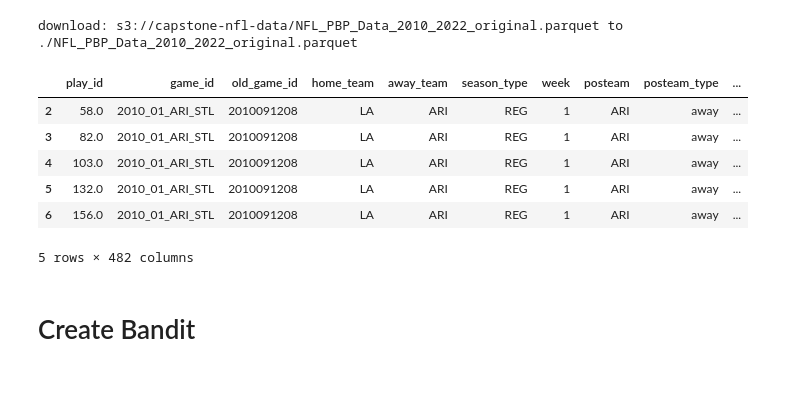
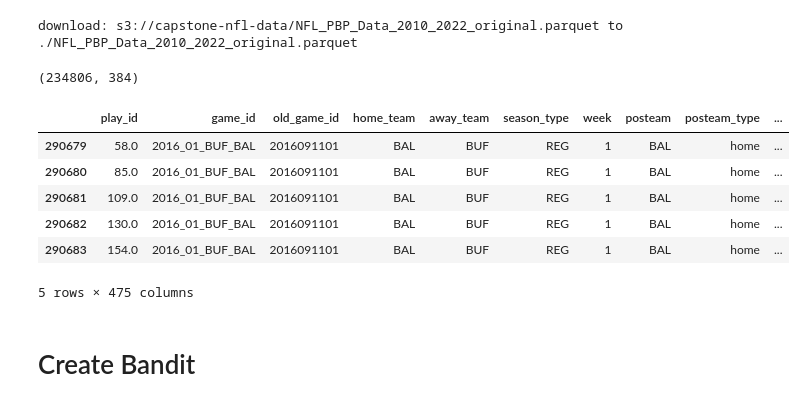
Before and after one commit to mchawla33/w210-capstone, a Jupyter notebook: notebooks/ContextualBandit_comp_team.ipynb, the cells around one changed output. Cells and saved outputs as stored; diff of their text form; code cells hidden in the pictures.

```diff
--- a/notebooks/ContextualBandit_comp_team.ipynb
+++ b/notebooks/ContextualBandit_comp_team.ipynb
@@ -25,6 +25,11 @@ df = pd.read_parquet('NFL_PBP_Data_2010_2022_original.parquet', engine='pyarrow'
 # %%
 df = df[df['play_type'].isin(['pass', 'run', 'punt', 'extra_point', 'field_goal']) ]
 df = df[~(df['game_half'] == 'Overtime' )]
+# %%
+df = df[df['season'] >= 2016]
+print(df.shape)
+# %% [output]
+(234806, 384)
 # %%
 def transform_off_personnel(row):
 
@@ -85,16 +90,16 @@ def transform_def_personnel(row):
 
 df[['def_dl_count','def_db_count','def_lb_count','def_rb_count','def_wr_count','def_ol_count']] = df.apply(transform_def_personnel, axis=1)
 # %%
-def PlayType_normalized(s):
-  if s['play_type_nfl'] == 'PASS' and s['pass_location'] != None and s['pass_length'] != None:
-    return 'PASS' + '_' + str(s['pass_location']).upper() + '_' + str(s['pass_length']).upper()
-  elif s['play_type_nfl'] == 'RUSH' and s['run_location'] != None:
-    return 'RUSH' + '_' + str(s['run_location']).upper()
-  else:
-    return 'OTHER'
-df['PlayType_normalized'] = df.apply(PlayType_normalized, axis=1)
+# def PlayType_normalized(s):
+#   if s['play_type_nfl'] == 'PASS' and s['pass_location'] != None and s['pass_length'] != None:
+#     return 'PASS' + '_' + str(s['pass_location']).upper() + '_' + str(s['pass_length']).upper()
+#   elif s['play_type_nfl'] == 'RUSH' and s['run_location'] != None:
+#     return 'RUSH' + '_' + str(s['run_location']).upper()
+#   else:
+#     return 'OTHER'
+# df['PlayType_normalized'] = df.apply(PlayType_normalized, axis=1)
 # %%
-df = df[~(df['PlayType_normalized'] == 'OTHER' )]
+# df = df[~(df['PlayType_normalized'] == 'OTHER' )]
 # %%
 bins = [0,10,20,30,40,50,60,70,80,90,100]
 df['yardline_binned'] = pd.cut(df['yardline_100'], bins)
@@ -134,11 +139,11 @@ def score_diff_possession(row):
     diff = row.score_differential
     if diff > 7:
         return 2
-    elif diff > 0 and diff < 7:
+    elif diff > 0 and diff <= 7:
         return 1
     elif diff == 0:
         return 0
-    elif diff < 0 and diff > -7:
+    elif diff < 0 and diff >= -7:
         return -1
     elif diff < -7:
         return -2
@@ -193,40 +198,40 @@ df = df.drop(columns=['fourthdown'])
 # get dummy for offensive team
 posteamdummy = pd.get_dummies(df['posteam'])
 posteamdummy.columns = ['oARI', 'oATL', 'oBAL', 'oBUF', 'oCAR', 'oCHI', 'oCIN', 'oCLE', 'oDAL',
                         'oDEN','oDET', 'oGB', 'oHOU', 'oIND', 'oJAX', 'oKC', 'oLA', 'oLAC', 'oLV',
                         'oMIA', 'oMIN','oNE', 'oNO', 'oNYG', 'oNYJ', 'oPHI', 'oPIT', 'oSEA', 'oSF',
                         'oTB', 'oTEN', 'oWAS']
 df = pd.concat([df, posteamdummy], axis=1)
 # drop oWAS to avoid multicollinearity
 df = df.drop(columns=['oWAS'])
 
 # get dummy for defensive team
 defteamdummy = pd.get_dummies(df['defteam'])
 defteamdummy.columns = ['dARI', 'dATL', 'dBAL', 'dBUF', 'dCAR', 'dCHI', 'dCIN', 'dCLE', 'dDAL',
                         'dDEN','dDET', 'dGB', 'dHOU', 'dIND', 'dJAX', 'dKC', 'dLA', 'dLAC', 'dLV',
                         'dMIA', 'dMIN','dNE', 'dNO', 'dNYG', 'dNYJ', 'dPHI', 'dPIT', 'dSEA', 'dSF',
                         'dTB', 'dTEN', 'dWAS']
 df = pd.concat([df, defteamdummy], axis=1)
 # drop dWAS to avoid multicollinearity
 df = df.drop(columns=['dWAS'])
 
 # get dummy for each season
 # it looks like 2016 is the start of when they tracked personnel
 seasondummy = pd.get_dummies(df['season'])
-seasondummy.columns = ['2010', '2011', '2012', '2013', '2014', '2015', '2016', '2017', '2018', '2019', '2020', '2021', '2022']
+seasondummy.columns = ['2016', '2017', '2018', '2019', '2020', '2021', '2022']
 df = pd.concat([df, seasondummy], axis=1)
 # drop 2022 to avoid multicollinearity
 df = df.drop(columns=['2022'])
 
 df.head()
 # %% [output]
 |  | play_id | game_id | old_game_id | home_team | away_team | season_type | week | posteam | posteam_type | ... |
-| 2 | 58.0 | 2010_01_ARI_STL | 2010091208 | LA | ARI | REG | 1 | ARI | away | ... |
-| 3 | 82.0 | 2010_01_ARI_STL | 2010091208 | LA | ARI | REG | 1 | ARI | away | ... |
-| 4 | 103.0 | 2010_01_ARI_STL | 2010091208 | LA | ARI | REG | 1 | ARI | away | ... |
-| 5 | 132.0 | 2010_01_ARI_STL | 2010091208 | LA | ARI | REG | 1 | ARI | away | ... |
-| 6 | 156.0 | 2010_01_ARI_STL | 2010091208 | LA | ARI | REG | 1 | ARI | away | ... |
+| 290679 | 58.0 | 2016_01_BUF_BAL | 2016091101 | BAL | BUF | REG | 1 | BAL | home | ... |
+| 290680 | 85.0 | 2016_01_BUF_BAL | 2016091101 | BAL | BUF | REG | 1 | BAL | home | ... |
+| 290681 | 109.0 | 2016_01_BUF_BAL | 2016091101 | BAL | BUF | REG | 1 | BAL | home | ... |
+| 290682 | 130.0 | 2016_01_BUF_BAL | 2016091101 | BAL | BUF | REG | 1 | BAL | home | ... |
+| 290683 | 154.0 | 2016_01_BUF_BAL | 2016091101 | BAL | BUF | REG | 1 | BAL | home | ... |
-5 rows × 482 columns
+5 rows × 475 columns
 # %%
 df['poss_differential_2'] = df['poss_differential'].map(lambda p: 1 if p == 2 else 0)
 df['poss_differential_1'] = df['poss_differential'].map(lambda p: 1 if p == 1 else 0)
```
Also changed, not shown: parts of 9 cells of this notebook, 2 other files.
